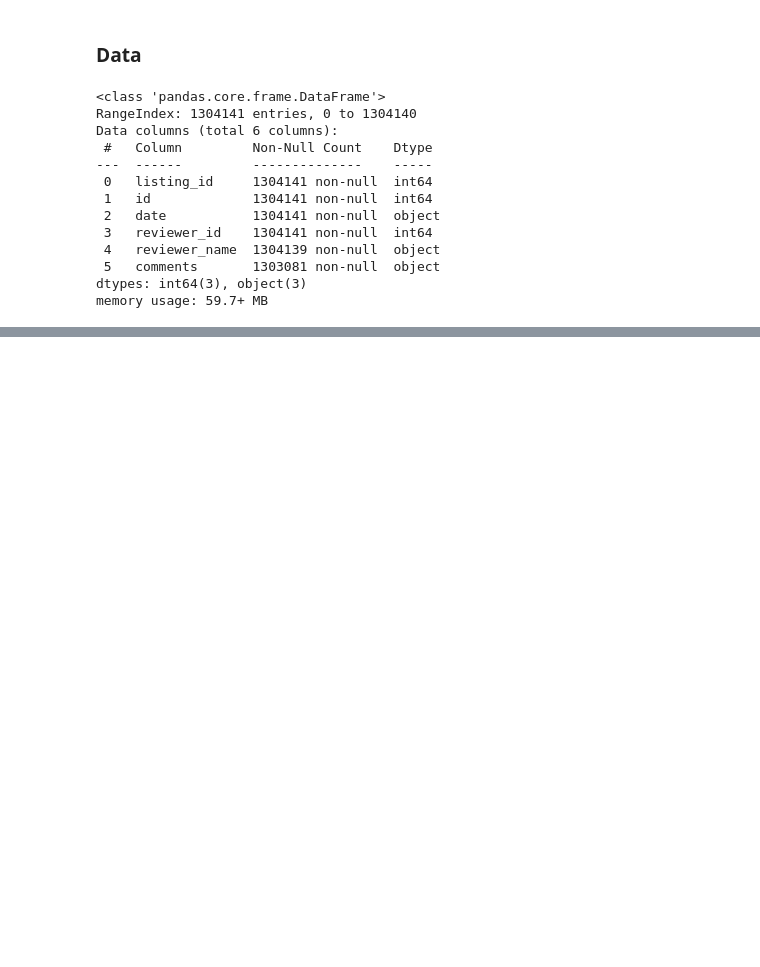
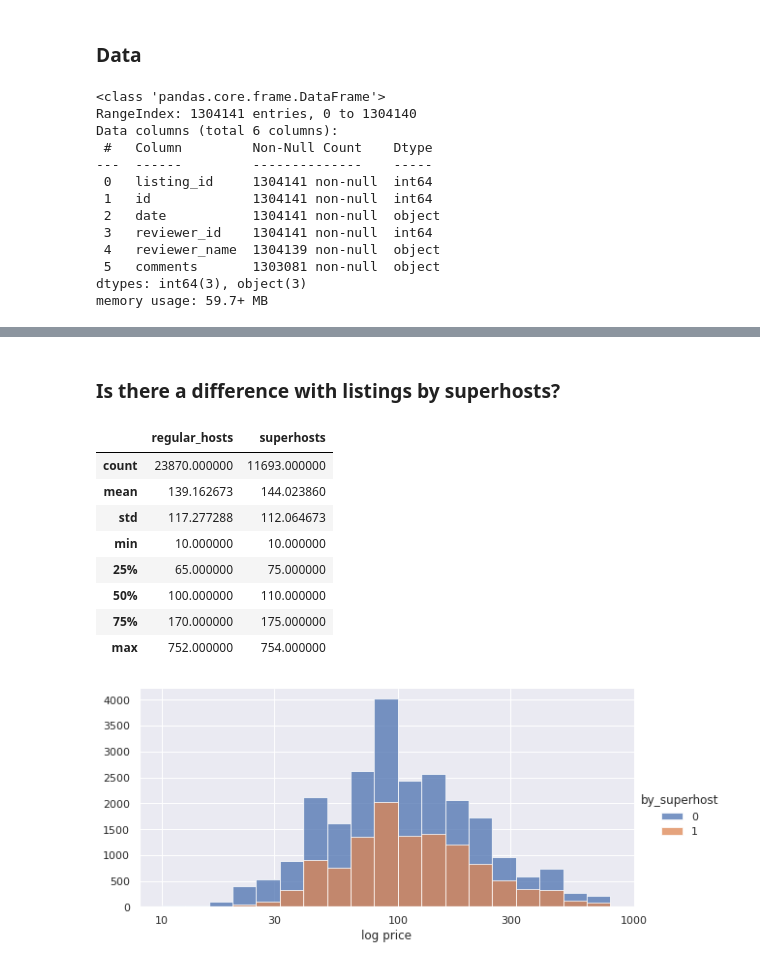
Before and after one commit to tri-bui/airbnb-la-listings, a Jupyter notebook: 2-eda.ipynb, the cells around one changed output, grey strips where cells are left out. Saved outputs shown, nothing was run; the diff lists cells and outputs as text; code cells hidden in the pictures; blank space fills up the shorter version.

```diff
--- a/2-eda.ipynb
+++ b/2-eda.ipynb
@@ -53,0 +67,8 @@ listings.info()
+# %%
+# Rename columns to simpler names
+listings.rename(columns={'host_is_superhost': 'by_superhost',
+                         'review_scores_rating': 'score_rating'}, inplace=True)
+
+# Cast `by_superhost` as integer type
+listings['by_superhost'] = listings.by_superhost.astype(int)
+listings.head(2)
@@ -53,0 +81,3 @@ listings.info()
+# %%
+list765 = listings[listings.price <= 765].copy()
+list765.describe()
@@ -53,0 +94,28 @@ listings.info()
+# %% [markdown]
+### Is there a difference with listings by superhosts?
+# %%
+# Tick labels
+ticks = [10, 30, 100, 300, 1000]
+
+# Price distribution for listings by regular hosts and superhosts
+grid = sns.FacetGrid(data=list765, hue='by_superhost', height=4, aspect=2)
+grid.map(plt.hist, 'price', bins=10**np.arange(1,3,0.1), alpha=0.75).set(xscale='log')
+grid.set(xticks=ticks, xticklabels=ticks, xlabel='log price')
+grid.add_legend()
+
+# Descriptive statistics of price
+host_price = list765[list765.by_superhost == 0][['price']].describe()
+host_price.columns = ['regular_hosts']
+host_price['superhosts'] = list765.loc[list765.by_superhost == 1, 'price'].describe()
+host_price
+# %% [output]
+|  | regular_hosts | superhosts |
+| count | 23870.000000 | 11693.000000 |
+| mean | 139.162673 | 144.023860 |
+| std | 117.277288 | 112.064673 |
+| min | 10.000000 | 10.000000 |
+| 25% | 65.000000 | 75.000000 |
+| 50% | 100.000000 | 110.000000 |
+| 75% | 170.000000 | 175.000000 |
+| max | 752.000000 | 754.000000 |
+[figure, added]
```
Also changed, not shown: parts of 12 cells of this notebook, 1 other file.
